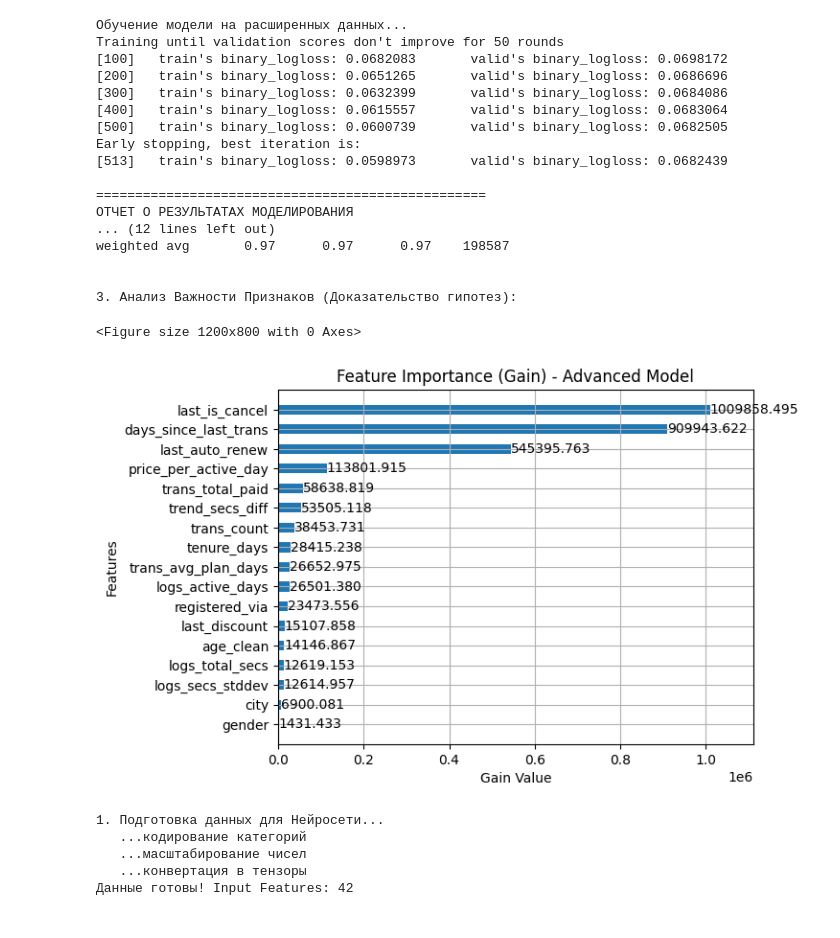
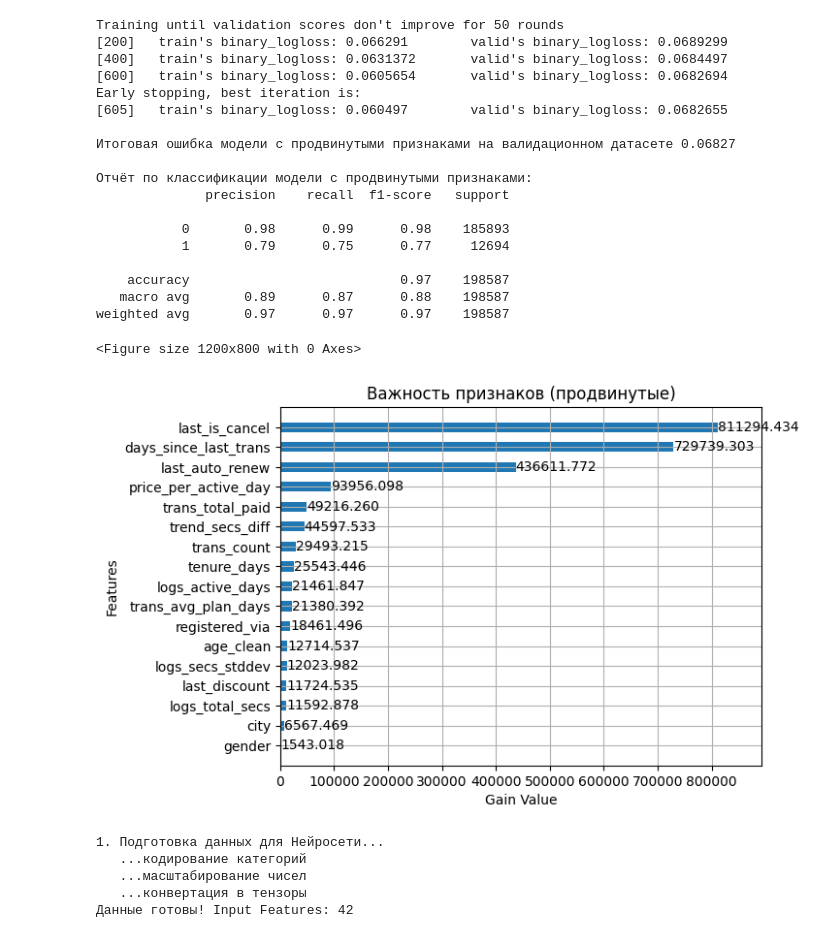
Before and after one commit to philippkuch/Kucheriavykh-I-25-26-Operational-practice-Witte-University-of-Moscow--MUIV-, a Jupyter notebook: kucheriavykh-i-25-26-operational-practice-muiv.ipynb, the cells around one changed output. Drawn from its saved outputs; the diff is of its cells as text; code cells hidden in the pictures.

```diff
--- a/kucheriavykh-i-25-26-operational-practice-muiv.ipynb
+++ b/kucheriavykh-i-25-26-operational-practice-muiv.ipynb
@@ -520,85 +537,88 @@ print(f"Колонки: {df_train_advanced.columns.tolist()}")
 # %%
-# 1. Подготовка
-# Определяем категориальные признаки
+### --- Обучение базовой модели LightGBM на расширенных данных --- ###
+
+# Помечаем категориальные признаки для нативной поддержки LightGBM
 categorical_cols = ['city', 'gender', 'registered_via']
+
 for col in categorical_cols:
     df_train_advanced[col] = df_train_advanced[col].astype('category')
 
+# Подготавливаем датасеты для обучения
 X = df_train_advanced.drop(['msno', 'is_churn'], axis=1)
 y = df_train_advanced['is_churn']
 
-# Разделение 80/20
+# Нарезаем датасеты
 X_train, X_val, y_train, y_val = train_test_split(
     X, y, test_size=0.2, random_state=42, stratify=y
 )
 
-# 2. Обучение
-print("Обучение модели на расширенных данных...")
+# Конвертируем датасеты в формат для LightGBM
 dtrain = lgb.Dataset(X_train, label=y_train, categorical_feature=categorical_cols)
 dval = lgb.Dataset(X_val, label=y_val, reference=dtrain, categorical_feature=categorical_cols)
 
 params = {
-    'objective': 'binary',
+    'objective': 'binary',             # Настройки идентичны как у варианта с простыми признаками
     'metric': 'binary_logloss',
     'boosting_type': 'gbdt',
     'learning_rate': 0.05,
-    'num_leaves': 40,        # Немного увеличили сложность, т.к. фичей стало больше
+    'num_leaves': 31,
+    'max_depth': -1,
     'feature_fraction': 0.8,
     'bagging_fraction': 0.8,
+    'bagging_freq': 5,
     'n_jobs': -1,
     'verbose': -1
 }
 
+# Запуск обучения
 model_adv = lgb.train(
     params,
     dtrain,
     valid_sets=[dtrain, dval],
     valid_names=['train', 'valid'],
-    num_boost_round=1500,
-    callbacks=[lgb.early_stopping(stopping_rounds=50), lgb.log_evaluation(period=100)]
+    num_boost_round=1000,
+    callbacks=[
+        lgb.early_stopping(stopping_rounds=50),
+        lgb.log_evaluation(period=200)
+    ]
 )
 
-# 3. Отчет для курсовой работы
-print("\n" + "="*50)
-print("ОТЧЕТ О РЕЗУЛЬТАТАХ МОДЕЛИРОВАНИЯ")
-print("="*50)
 
-# Метрика Log Loss
+# Оценка результата
 preds = model_adv.predict(X_val)
 loss = log_loss(y_val, preds)
-print(f"\n1. Final Validation Log Loss: {loss:.5f}")
+print(f"\nИтоговая ошибка модели с продвинутыми признаками на валидационном датасете {loss:.5f}")
 
-# Бинарная классификация (Порог 0.5)
+# Итоговый признак оттока
 y_pred_binary = (preds > 0.5).astype(int)
-print("\n2. Classification Report:")
+print("\nОтчёт по классификации модели с продвинутыми признаками:")
 print(classification_report(y_val, y_pred_binary))
 
-# 4. Визуализация Важности Признаков
-print("\n3. Анализ Важности Признаков (Доказательство гипотез):")
 plt.figure(figsize=(12, 8))
 lgb.plot_importance(model_adv, max_num_features=20, importance_type='gain', height=0.5,
-                    title='Feature Importance (Gain) - Advanced Model', xlabel='Gain Value')
+                    title='Важность признаков (продвинутые)', xlabel='Gain Value')
 plt.show()
 # %% [output]
-Обучение модели на расширенных данных...
 Training until validation scores don't improve for 50 rounds
-[100]   train's binary_logloss: 0.0682083       valid's binary_logloss: 0.0698172
-[200]   train's binary_logloss: 0.0651265       valid's binary_logloss: 0.0686696
-[300]   train's binary_logloss: 0.0632399       valid's binary_logloss: 0.0684086
-[400]   train's binary_logloss: 0.0615557       valid's binary_logloss: 0.0683064
-[500]   train's binary_logloss: 0.0600739       valid's binary_logloss: 0.0682505
+[200]   train's binary_logloss: 0.066291        valid's binary_logloss: 0.0689299
+[400]   train's binary_logloss: 0.0631372       valid's binary_logloss: 0.0684497
+[600]   train's binary_logloss: 0.0605654       valid's binary_logloss: 0.0682694
 Early stopping, best iteration is:
-[513]   train's binary_logloss: 0.0598973       valid's binary_logloss: 0.0682439
+[605]   train's binary_logloss: 0.060497        valid's binary_logloss: 0.0682655
 
-==================================================
-ОТЧЕТ О РЕЗУЛЬТАТАХ МОДЕЛИРОВАНИЯ
-... (12 lines left out)
+Итоговая ошибка модели с продвинутыми признаками на валидационном датасете 0.06827
+
+Отчёт по классификации модели с продвинутыми признаками:
+              precision    recall  f1-score   support
+
+           0       0.98      0.99      0.98    185893
+           1       0.79      0.75      0.77     12694
+
+    accuracy                           0.97    198587
+   macro avg       0.89      0.87      0.88    198587
 weighted avg       0.97      0.97      0.97    198587
-
-
-3. Анализ Важности Признаков (Доказательство гипотез):
 <Figure size 1200x800 with 0 Axes>
-[figure, old version]
+[figure, new version]
 # %%
 # 1. Определяем признаки
 # Числовые (для масштабирования)
```
Also changed, not shown: parts of 4 cells of this notebook.
